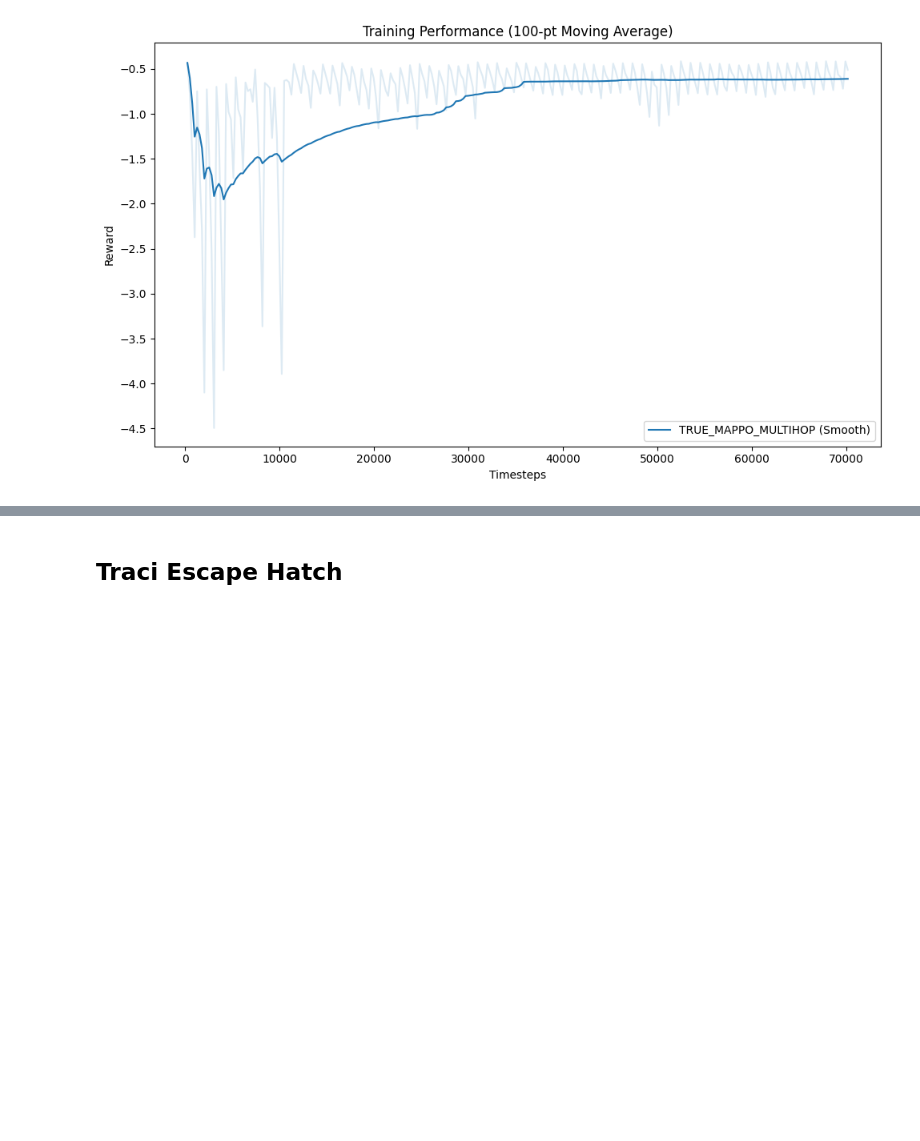
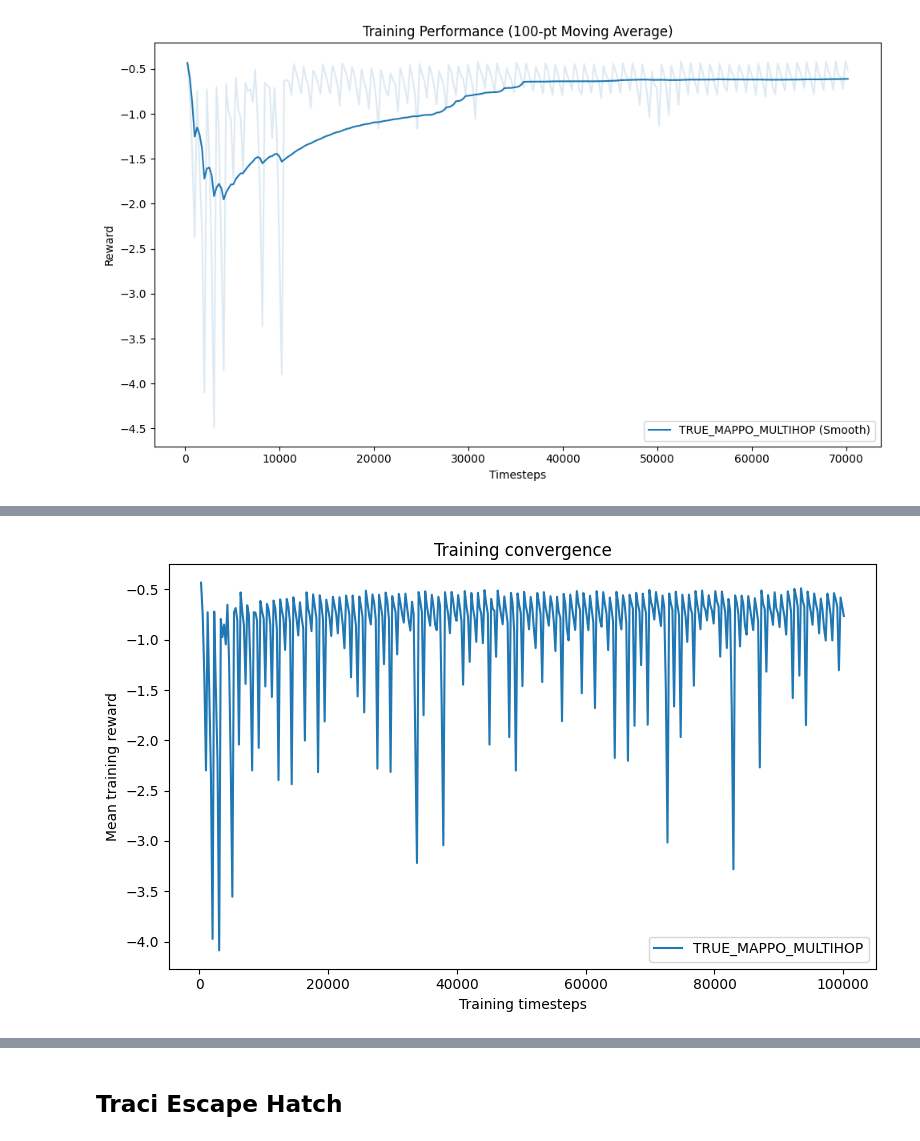
Before and after one commit to abergh18/marl-tsc, a Jupyter notebook: notebooks/het_graph_test_flow.ipynb, the cells around one changed output, grey strips where cells are left out. Cells and saved outputs as stored; diff of their text form; code cells hidden in the pictures; blank space fills up the shorter version.

```diff
--- a/notebooks/het_graph_test_flow.ipynb
+++ b/notebooks/het_graph_test_flow.ipynb
@@ -718,0 +673,25 @@ plt.show()
+# %%
+import torch
+
+EPISODE_STEPS       = 1000
+SECONDS_PER_ACTION  = 5
+SIMULATION_DURATION = EPISODE_STEPS * SECONDS_PER_ACTION
+TRAFFIC_SPAWN_DURATION = int(SIMULATION_DURATION * 1.20)
+
+EVALUATION_EPISODES = 3
+TOTAL_TIMESTEPS     = 100_000
+MAX_HOPS            = 3
+ROLLOUT_STEPS = 256
+# %%
+# On runtime restart — DON'T call generate_trips() or generate_network()
+temp_net_path = Path(OUTPUT_DIR) / 'network.net.xml'
+generator = SimulationGenerator(
+    output_dir=OUTPUT_DIR,
+    network=temp_net_path,
+    trip_begin=0,
+    trip_end=TRAFFIC_SPAWN_DURATION,
+    trip_period=3,
+    seed=42,
+)
+generator.generate_config()   # just refreshes the .sumocfg
+paths = generator.paths
@@ -718,0 +763,8 @@ plt.show()
+# %%
+model, history, model_path = run_training(
+    trainer=trainer,
+    total_timesteps=TOTAL_TIMESTEPS,
+    rollout_steps= ROLLOUT_STEPS,
+    algorithm_name="true_mappo_multihop",
+    model_path=str(Path(OUTPUT_DIR) / "models" / "true_mappo_multihop.pt"),
+)
@@ -718,0 +791,5 @@ plt.show()
+# %%
+plot_training_histories(history)
+plt.show()
+# %% [output]
+[figure, added]
```
Also changed, not shown: parts of 35 cells of this notebook.
